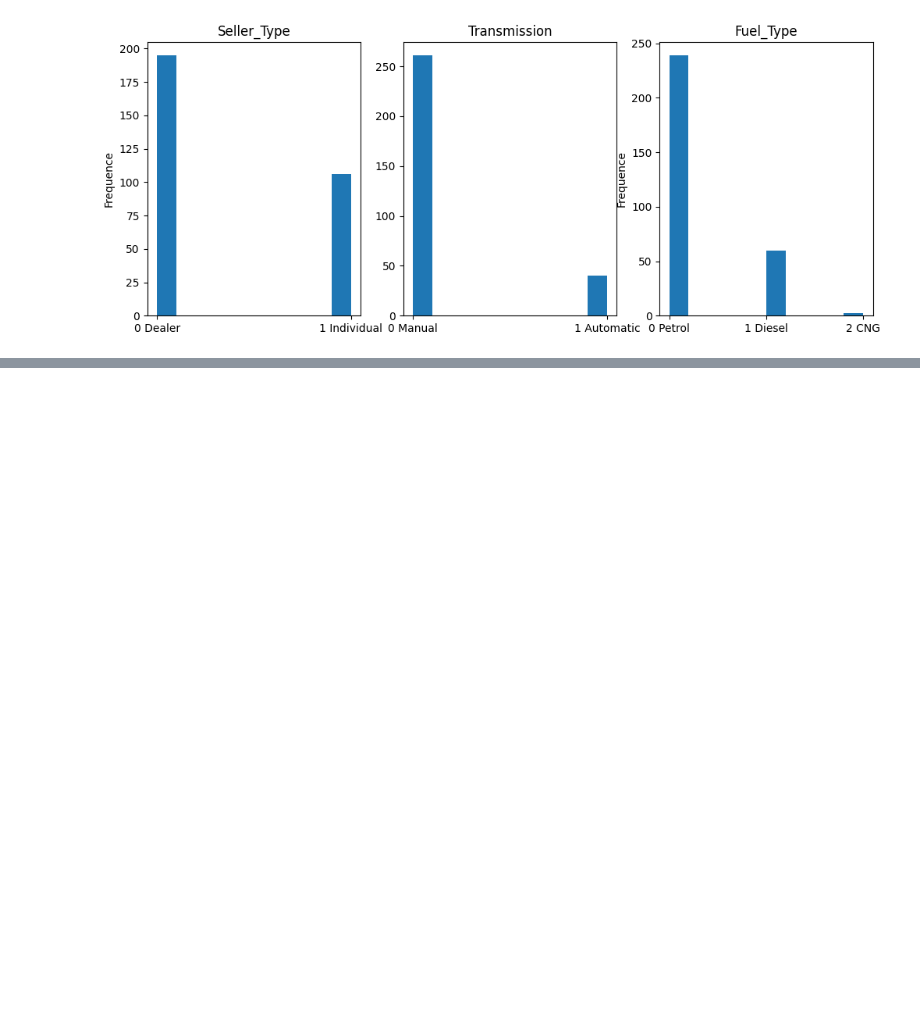
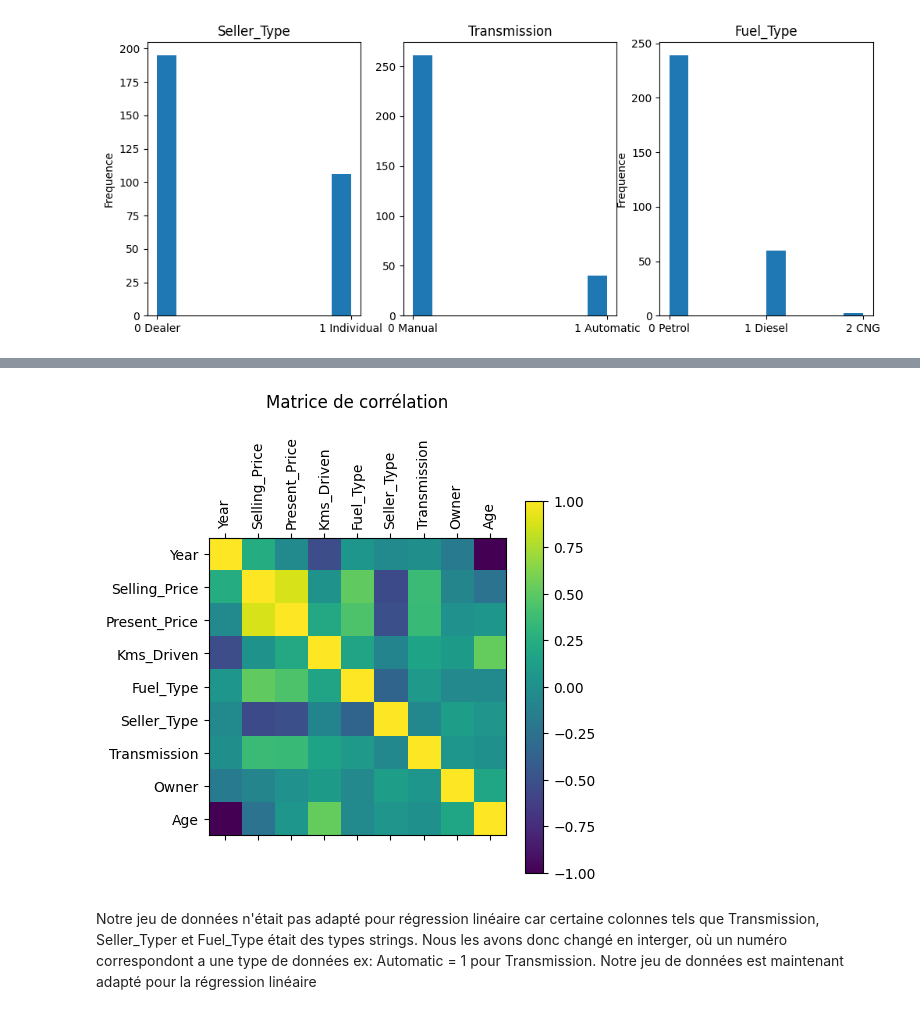
Before and after one commit to ilyes-chabab/new-car, a Jupyter notebook: analysis.ipynb, the cells around one changed output, grey strips where cells are left out. Saved outputs shown, nothing was run; the diff lists cells and outputs as text; code cells hidden in the pictures; blank space fills up the shorter version.

```diff
--- a/analysis.ipynb
+++ b/analysis.ipynb
@@ -89,0 +114,13 @@ plt.show()
+# %%
+corr = df.corr(numeric_only=True)
+
+plt.matshow(corr)
+plt.xticks(range(len(corr.columns)), corr.columns, rotation=90)
+plt.yticks(range(len(corr.columns)), corr.columns)
+plt.colorbar()
+plt.title("Matrice de corrélation", pad=20)
+plt.show()
+# %% [output]
+[figure, added]
+# %% [markdown]
+Notre jeu de données n'était pas adapté pour régression linéaire car certaine colonnes tels que Transmission, Seller_Typer et Fuel_Type était des types strings. Nous les avons donc changé en interger, où un numéro correspondont a une type de données ex: Automatic = 1 pour Transmission. Notre jeu de données est maintenant adapté pour la régression linéaire
```
Also changed, not shown: parts of 7 cells of this notebook, 3 other files.
